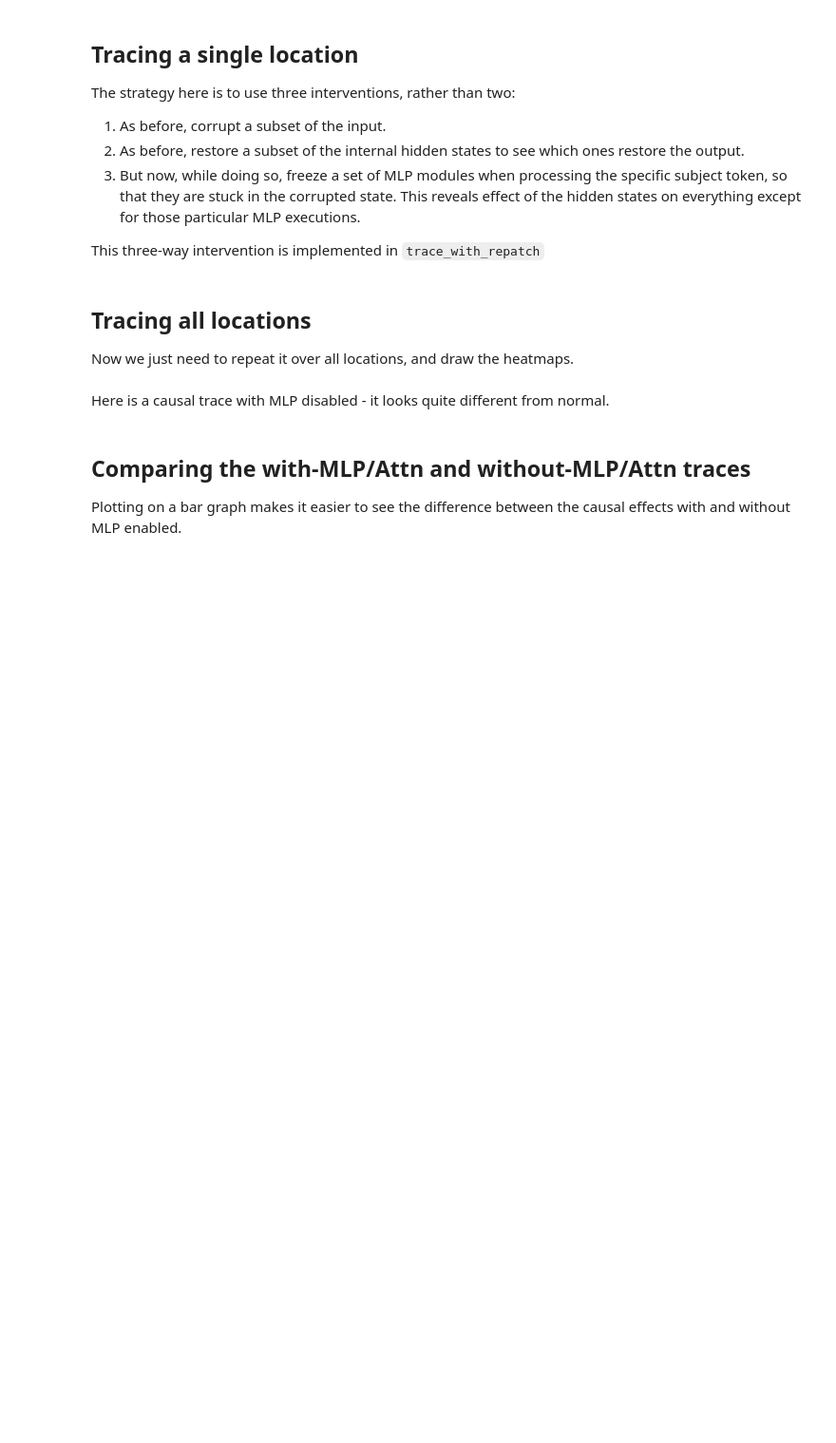
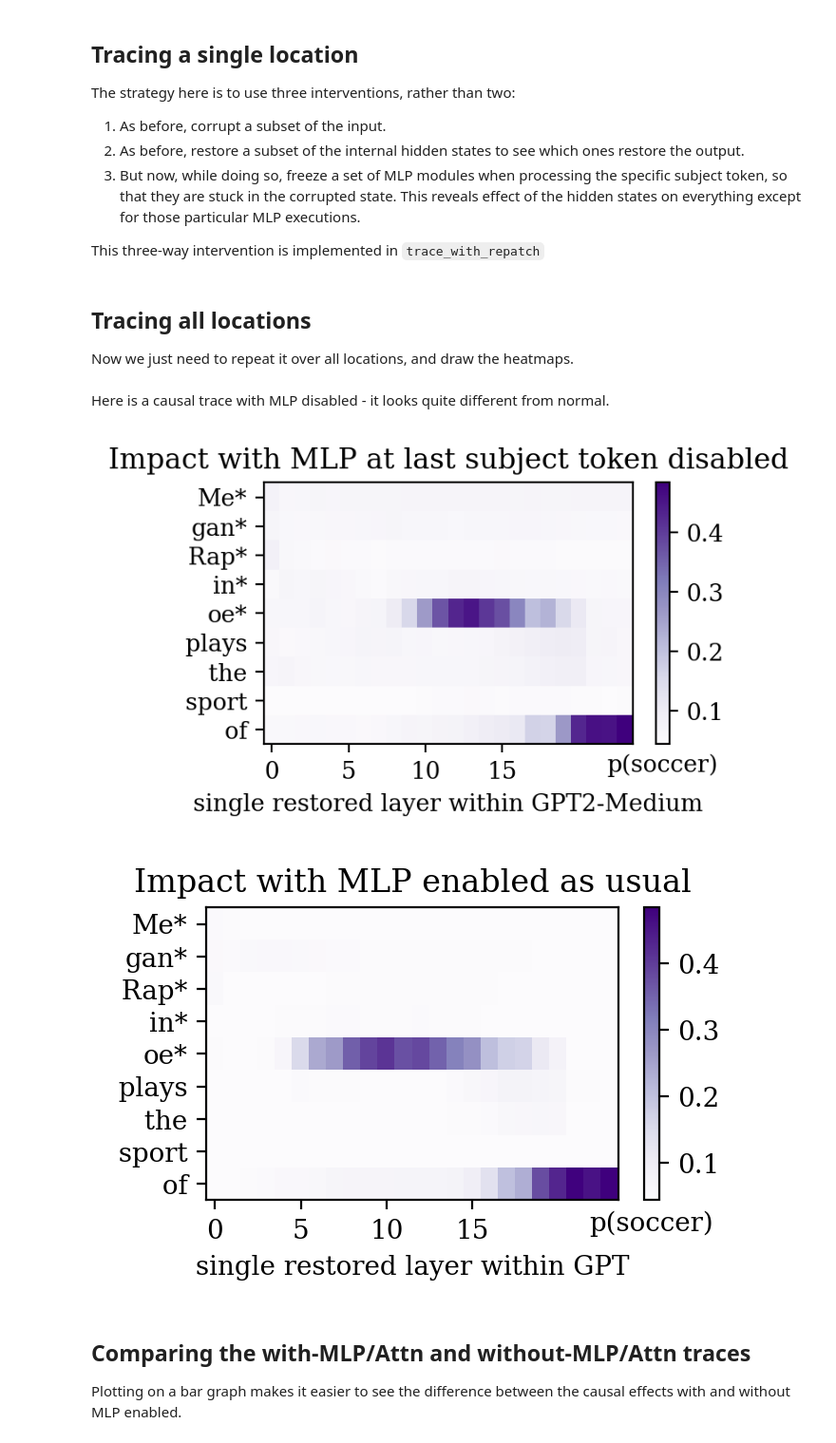
Before and after one commit to khnhenriette/ProjectADL, a Jupyter notebook: notebooks/average_causal_effects.ipynb, the cells around one changed output. Shown at 95% size. Saved outputs shown, nothing was run; the diff lists cells and outputs as text; code cells hidden in the pictures; blank space fills up the shorter version.

Commit message:
ran averaging and frozen mlp causal tracing on gpt2-medium with 100 factual associations

```diff
--- a/notebooks/average_causal_effects.ipynb
+++ b/notebooks/average_causal_effects.ipynb
@@ -564,13 +629,16 @@ Here is a causal trace with MLP disabled - it looks quite different from normal.
 # %%
 prefix = "Megan Rapinoe plays the sport of"
 entity = "Megan Rapinoe"
 
 no_attn_r = calculate_hidden_flow_3(
     mt, prefix, entity, disable_mlp=True, noise=noise_level
 )
-plot_trace_heatmap(no_attn_r, title="Impact with MLP at last subject token disabled")
+plot_trace_heatmap(no_attn_r, title="Impact with MLP at last subject token disabled", modelname="GPT2-Medium")
 ordinary_r = calculate_hidden_flow_3(mt, prefix, entity, noise=noise_level)
 plot_trace_heatmap(ordinary_r, title="Impact with MLP enabled as usual")
+# %% [output]
+[figure, added]
+[figure, added]
 # %% [markdown]
 ## Comparing the with-MLP/Attn and without-MLP/Attn traces
 
```
Also changed, not shown: parts of 12 cells of this notebook.
